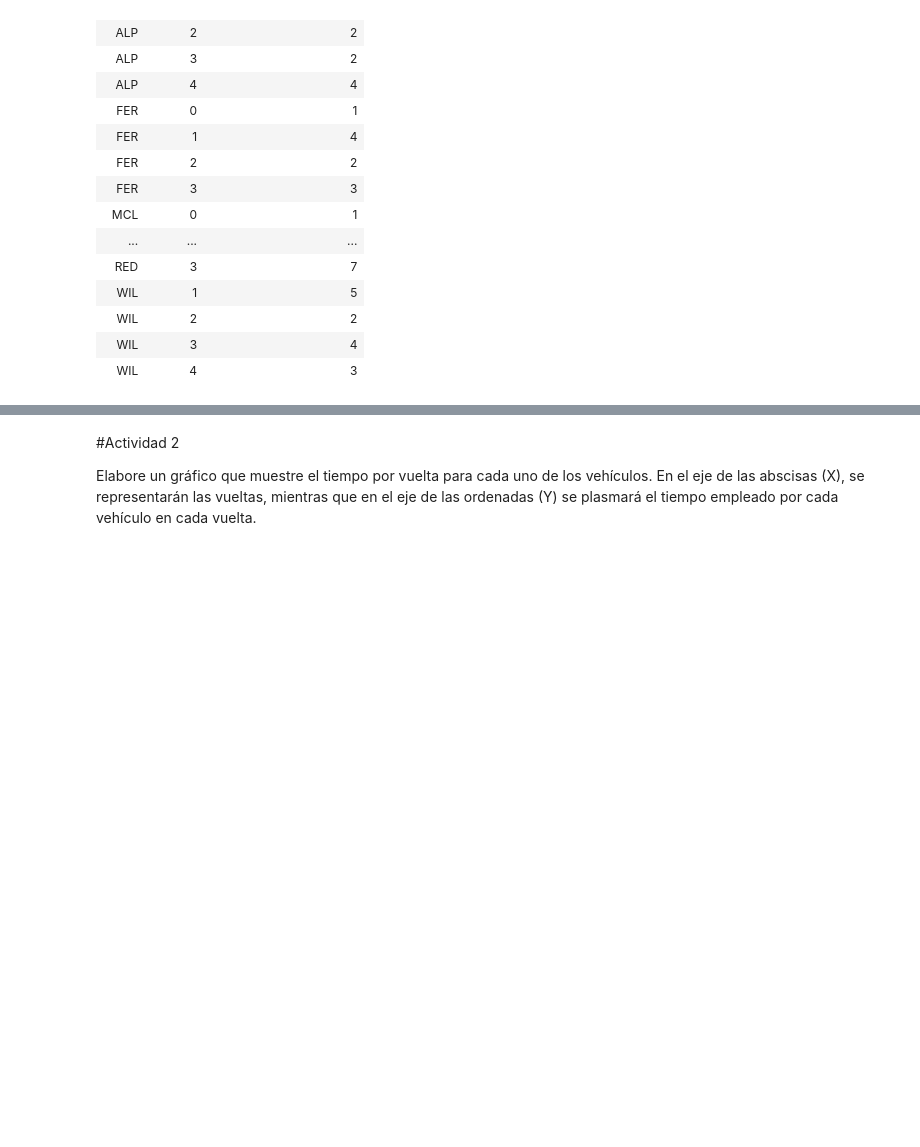
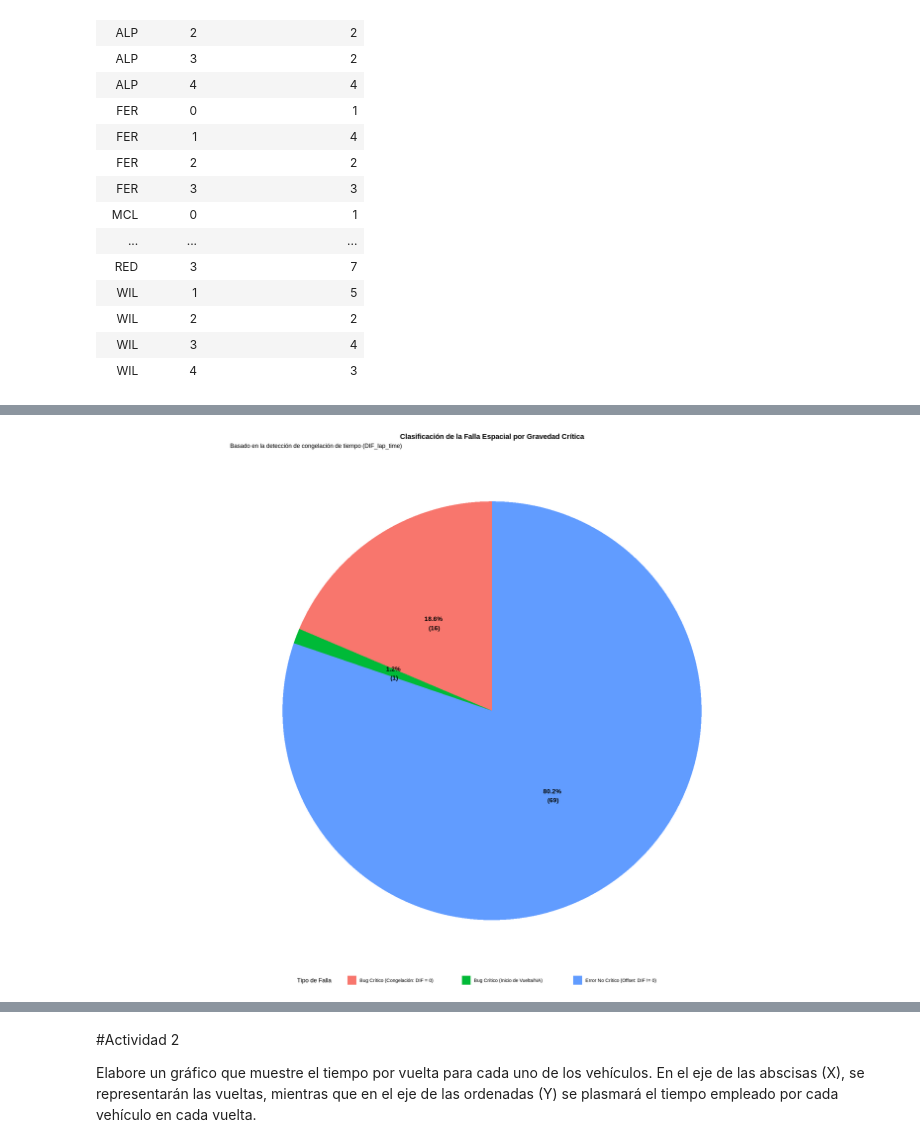
Before and after one commit to LuppeCh/F1EDA, a Jupyter notebook: Exploración_de_Datos_Trabajo_Final.ipynb, the cells around one changed output, grey strips where cells are left out. Saved outputs shown, nothing was run; the diff lists cells and outputs as text; code cells hidden in the pictures; blank space fills up the shorter version.

```diff
--- a/Exploración_de_Datos_Trabajo_Final.ipynb
+++ b/Exploración_de_Datos_Trabajo_Final.ipynb
@@ -237,7 +249,7 @@ red <- red %>%
     velocity_Z
   )
 # %%
-alp <- read.csv("F12025-ALPINE.csv", header = TRUE, dec = ".", sep = "\t")
+alp <- read.csv("F12025-ALPINE.csv", dec = ".", sep = "\t")
 # %%
 head(alp)
 # %% [output]
@@ -283,7 +301,7 @@ alp <- alp %>%
     velocity_Z
   )
 # %%
-mer <- read.csv("F12025-MERCEDES.csv", header = TRUE, dec = ".", sep = "\t")
+mer <- read.csv("F12025-MERCEDES.csv", dec = ".", sep = "\t")
 # %%
 head(mer)
 # %% [output]
@@ -328,16 +346,8 @@ mer <- mer %>%
     velocity_Y,
     velocity_Z
   )
-# %%
-mer <- mer %>%
-  mutate(
-    sector = case_when(
-      binIndex >= 0 & binIndex <= 1430 ~ "S1",
-      binIndex >= 1431 & binIndex <= 2861 ~ "S2",
-      binIndex >= 2862 & binIndex <= 4293 ~ "S3",
-    ))
 # %%
-fer <- read.csv("F12025-FERRARI.csv", header = TRUE, dec = ".", sep = "\t")
+fer <- read.csv("F12025-FERRARI.csv", dec = ".", sep = "\t")
 # %%
 head(fer)
 # %% [output]
@@ -656,0 +881,43 @@ A tibble: 25 × 3
+# %%
+conteo_tipo_falla <- falla_espacial_2 %>%
+  mutate(
+    Tipo_Falla = case_when(
+      DIF_lap_time == 0 ~ "Bug Crítico (Congelación: DIF = 0)",
+      is.na(DIF_lap_time) ~ "Bug Crítico (Inicio de Vuelta/NA)",
+      TRUE ~ "Error No Crítico (Offset: DIF != 0)"
+    )
+  ) %>%
+  group_by(Tipo_Falla) %>%
+  summarise(N_Registros = n(), .groups = 'drop') %>%
+
+  mutate(
+    Porcentaje = N_Registros / sum(N_Registros) * 100,
+    etiqueta_texto = paste0(round(Porcentaje, 1), "% \n(", N_Registros, ")")
+  )
+
+grafico_falla_critica <- conteo_tipo_falla %>%
+  ggplot(aes(x = "", y = N_Registros, fill = Tipo_Falla)) +
+
+  geom_bar(stat = "identity", width = 1) +
+  coord_polar(theta = "y", start = 0) +
+
+  geom_text(aes(label = etiqueta_texto),
+            position = position_stack(vjust = 0.5),
+            size = 4, fontface = "bold") +
+  labs(
+    title = "Clasificación de la Falla Espacial por Gravedad Crítica",
+    subtitle = "Basado en la detección de congelación de tiempo (DIF_lap_time)",
+    fill = "Tipo de Falla",
+    x = NULL,
+    y = NULL
+  ) +
+
+  theme_void() +
+  theme(
+    plot.title = element_text(hjust = 0.5, face = "bold"),
+    legend.position = "bottom"
+  )
+
+print(grafico_falla_critica)
+# %% [output]
+[figure, added]
```
Also changed, not shown: parts of 43 cells of this notebook.
